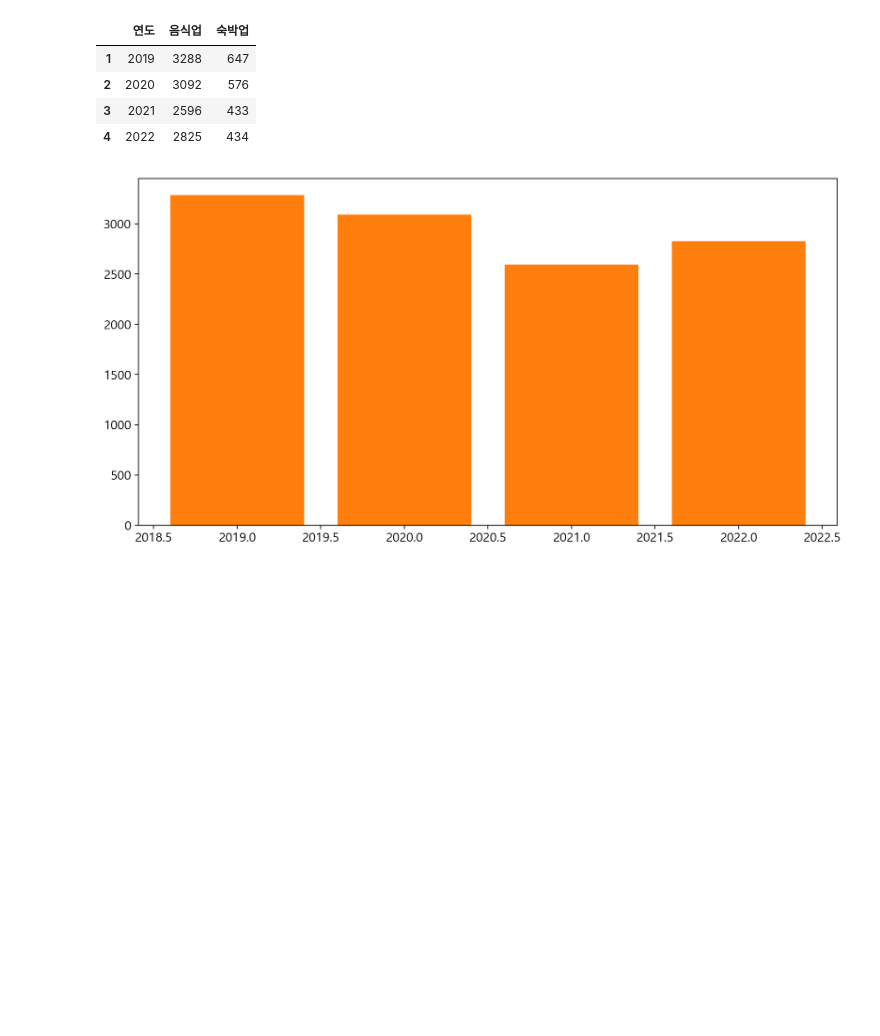
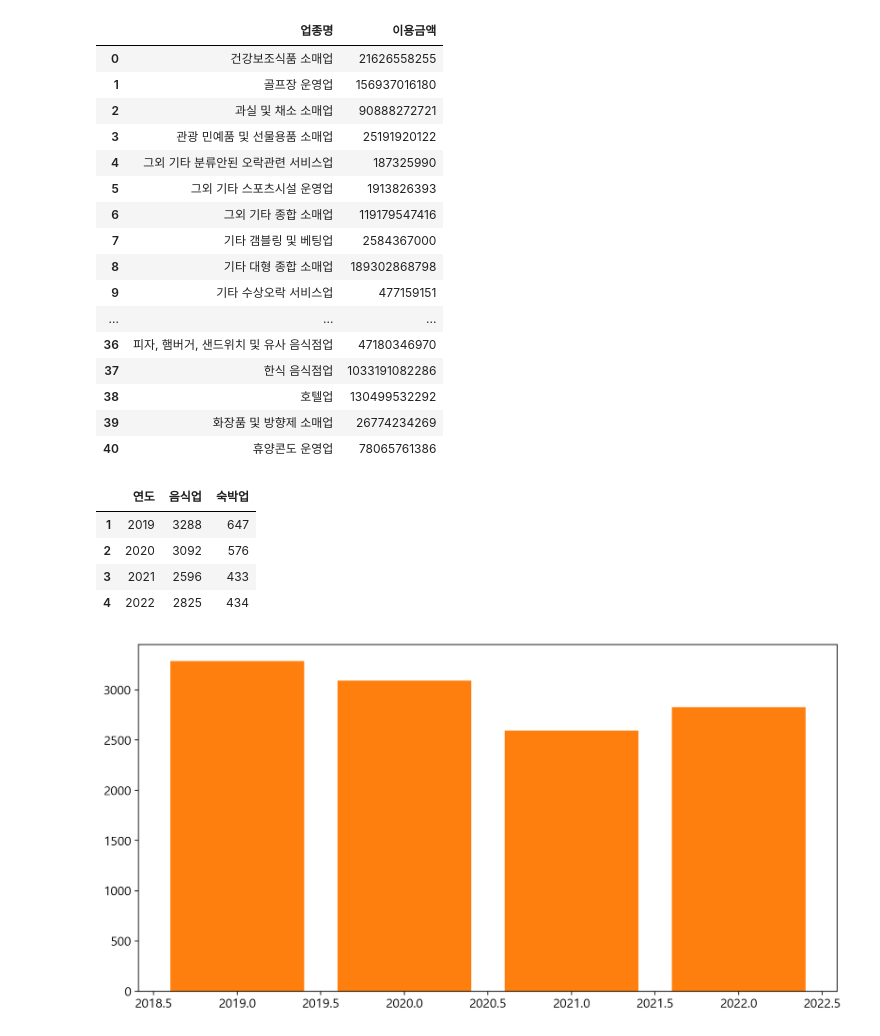
Before and after one commit to hyk2202/semi_project_2, a Jupyter notebook: Vscode/한열/read_csv.ipynb, the cells around one changed output. Cells and saved outputs as stored; diff of their text form; code cells hidden in the pictures; blank space fills up the shorter version.

```diff
--- a/Vscode/한열/read_csv.ipynb
+++ b/Vscode/한열/read_csv.ipynb
@@ -21,3 +38,25 @@ dataf1 = read_csv('../../파일/한열/임시데이터/외국인관광지입장
+# %%
+df_1 = df[['업종명','이용금액']]
+df_1
+df_1.groupby(['업종명']).sum().reset_index()
+# %% [output]
+|  | 업종명 | 이용금액 |
+| 0 | 건강보조식품 소매업 | 21626558255 |
+| 1 | 골프장 운영업 | 156937016180 |
+| 2 | 과실 및 채소 소매업 | 90888272721 |
+| 3 | 관광 민예품 및 선물용품 소매업 | 25191920122 |
+| 4 | 그외 기타 분류안된 오락관련 서비스업 | 187325990 |
+| 5 | 그외 기타 스포츠시설 운영업 | 1913826393 |
+| 6 | 그외 기타 종합 소매업 | 119179547416 |
+| 7 | 기타 갬블링 및 베팅업 | 2584367000 |
+| 8 | 기타 대형 종합 소매업 | 189302868798 |
+| 9 | 기타 수상오락 서비스업 | 477159151 |
+| ... | ... | ... |
+| 36 | 피자, 햄버거, 샌드위치 및 유사 음식점업 | 47180346970 |
+| 37 | 한식 음식점업 | 1033191082286 |
+| 38 | 호텔업 | 130499532292 |
+| 39 | 화장품 및 방향제 소매업 | 26774234269 |
+| 40 | 휴양콘도 운영업 | 78065761386 |
 # %%
 comp_num = read_csv('../../파일/한열/임시데이터/활동기업수.csv')
 comp = read_csv('../../파일/한열/임시데이터/폐업기업수.csv',encoding='euc-kr')
```
Also changed, not shown: parts of 1 cell of this notebook, 6 other files.
